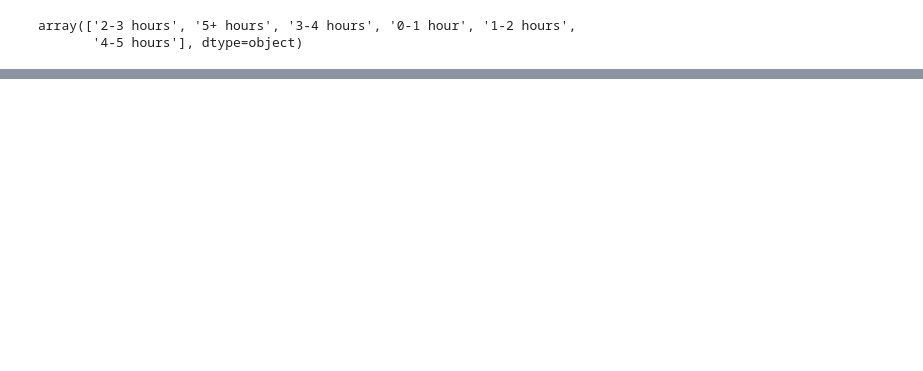
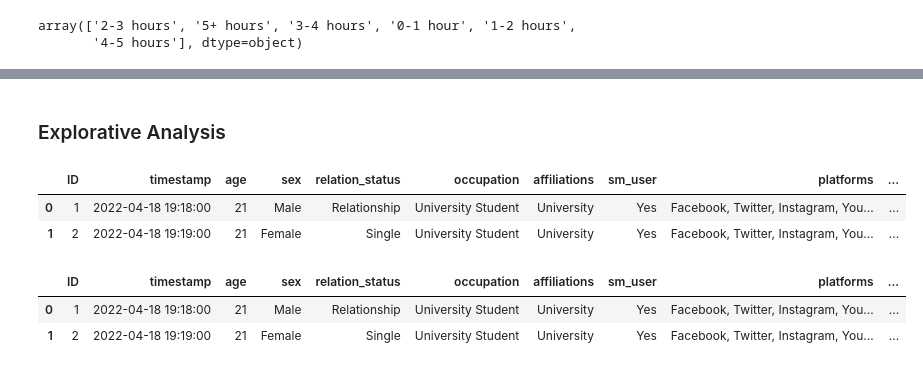
Before and after one commit to mjhihi/Social_Health, a Jupyter notebook: corr_socialMedia_mentalHealth_NK.ipynb, the cells around one changed output, grey strips where cells are left out. Saved outputs shown, nothing was run; the diff lists cells and outputs as text; code cells hidden in the pictures; blank space fills up the shorter version.

Commit message:
worked on explorative analysis on ipynb and revised the codes

```diff
--- a/corr_socialMedia_mentalHealth_NK.ipynb
+++ b/corr_socialMedia_mentalHealth_NK.ipynb
@@ -319,3 +315,14 @@ depression = dat[depression_cols_to_keep]
 
 # Save the adhd df to a CSV file
 depression.to_csv('depression.csv', index=False)
+# %% [markdown]
+### Explorative Analysis
+# %%
+# copy the 'dat' dataframe to 'dat1'for the purpose of explorative analysis -- create cols for mean scores of each mental health condition
+# (and also the 'dat' dataframe was used to create four new csv files, so creating a new dataframe 'dat1' for the new explorative analysis might be a good idea to reserve the original data)
+dat1 = dat.copy()
+dat1.head(2)
+# %% [output]
+|  | ID | timestamp | age | sex | relation_status | occupation | affiliations | sm_user | platforms | ... |
+| 0 | 1 | 2022-04-18 19:18:00 | 21 | Male | Relationship | University Student | University | Yes | Facebook, Twitter, Instagram, You... | ... |
+| 1 | 2 | 2022-04-18 19:19:00 | 21 | Female | Single | University Student | University | Yes | Facebook, Twitter, Instagram, You... | ... |
@@ -321,0 +333,22 @@ depression.to_csv('depression.csv', index=False)
+# %%
+# create columns for summed scores of ADHD, Anxiety, Self-Esteem, and Depression for each obs.
+groups = {
+    'ADHD': ['ADHD1', 'ADHD2', 'ADHD3', 'ADHD4'],
+    'Anxiety': ['Anxiety1', 'Anxiety2'],
+    'SelfEsteem': ['Self_Esteem1', 'Self_Esteem3'],
+    'Depression': ['Depression1', 'Depression2', 'Depression3']
+}
+
+# calculate the scores and add them to the 'dat1' df
+for group_name, columns in groups.items():
+    dat1[f'{group_name}_score'] = dat1[columns].sum(axis=1)
+
+# Calculate the Total Score
+dat1['total_score'] = dat1[[f'{group}_score' for group in groups]].sum(axis=1)
+
+# check all the calculated scores
+dat1.head(2)
+# %% [output]
+|  | ID | timestamp | age | sex | relation_status | occupation | affiliations | sm_user | platforms | ... |
+| 0 | 1 | 2022-04-18 19:18:00 | 21 | Male | Relationship | University Student | University | Yes | Facebook, Twitter, Instagram, You... | ... |
+| 1 | 2 | 2022-04-18 19:19:00 | 21 | Female | Single | University Student | University | Yes | Facebook, Twitter, Instagram, You... | ... |
```
Also changed, not shown: parts of 9 cells of this notebook.
